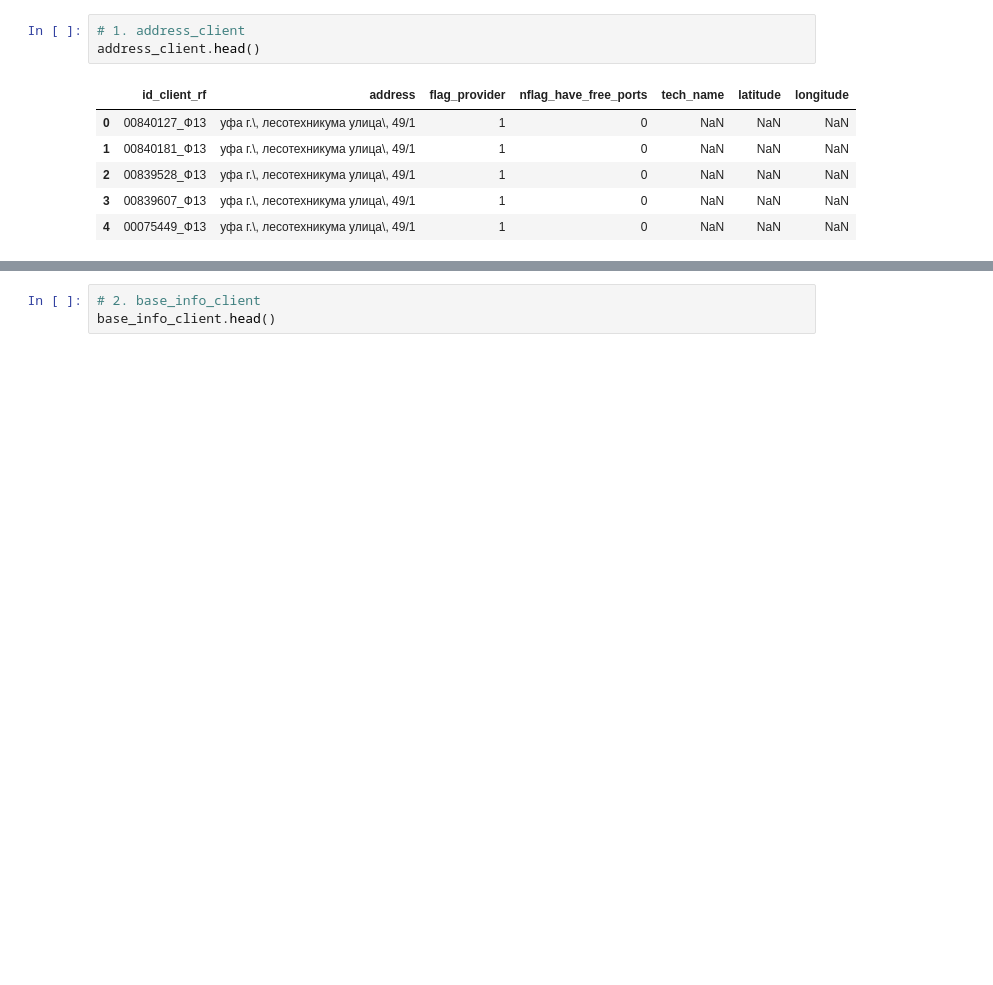
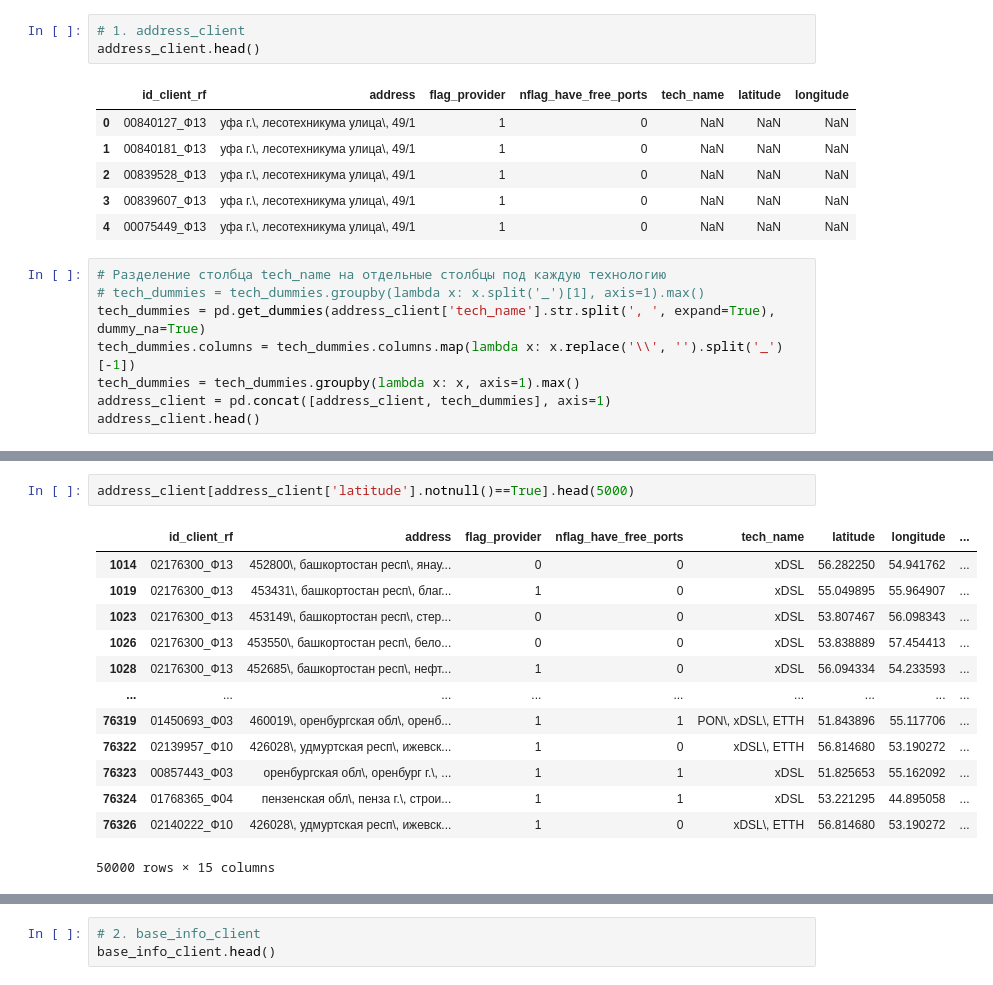
Before and after one commit to abakhmetev/Hackathon_RTK, a Jupyter notebook: Hakaton_Anton.ipynb, the cells around one changed output, grey strips where cells are left out. Cells and saved outputs as stored; diff of their text form; blank space fills up the shorter version.

```diff
--- a/Hakaton_Anton.ipynb
+++ b/Hakaton_Anton.ipynb
@@ -90,3 +90,11 @@ address_client.head()
 | 2 | 00839528_Ф13 | уфа г.\, лесотехникума улица\, 49/1 | 1 | 0 | NaN | NaN | NaN |
 | 3 | 00839607_Ф13 | уфа г.\, лесотехникума улица\, 49/1 | 1 | 0 | NaN | NaN | NaN |
 | 4 | 00075449_Ф13 | уфа г.\, лесотехникума улица\, 49/1 | 1 | 0 | NaN | NaN | NaN |
+# %%
+# Разделение столбца tech_name на отдельные столбцы под каждую технологию
+# tech_dummies = tech_dummies.groupby(lambda x: x.split('_')[1], axis=1).max()
+tech_dummies = pd.get_dummies(address_client['tech_name'].str.split(', ', expand=True), dummy_na=True)
+tech_dummies.columns = tech_dummies.columns.map(lambda x: x.replace('\\', '').split('_')[-1])
+tech_dummies = tech_dummies.groupby(lambda x: x, axis=1).max()
+address_client = pd.concat([address_client, tech_dummies], axis=1)
+address_client.head()
@@ -92,0 +182,16 @@ address_client.head()
+# %%
+address_client[address_client['latitude'].notnull()==True].head(5000)
+# %% [output]
+|  | id_client_rf | address | flag_provider | nflag_have_free_ports | tech_name | latitude | longitude | ... |
+| 1014 | 02176300_Ф13 | 452800\, башкортостан респ\, янау... | 0 | 0 | xDSL | 56.282250 | 54.941762 | ... |
+| 1019 | 02176300_Ф13 | 453431\, башкортостан респ\, благ... | 1 | 0 | xDSL | 55.049895 | 55.964907 | ... |
+| 1023 | 02176300_Ф13 | 453149\, башкортостан респ\, стер... | 0 | 0 | xDSL | 53.807467 | 56.098343 | ... |
+| 1026 | 02176300_Ф13 | 453550\, башкортостан респ\, бело... | 0 | 0 | xDSL | 53.838889 | 57.454413 | ... |
+| 1028 | 02176300_Ф13 | 452685\, башкортостан респ\, нефт... | 1 | 0 | xDSL | 56.094334 | 54.233593 | ... |
+| ... | ... | ... | ... | ... | ... | ... | ... | ... |
+| 76319 | 01450693_Ф03 | 460019\, оренбургская обл\, оренб... | 1 | 1 | PON\, xDSL\, ETTH | 51.843896 | 55.117706 | ... |
+| 76322 | 02139957_Ф10 | 426028\, удмуртская респ\, ижевск... | 1 | 0 | xDSL\, ETTH | 56.814680 | 53.190272 | ... |
+| 76323 | 00857443_Ф03 | оренбургская обл\, оренбург г.\, ... | 1 | 1 | xDSL | 51.825653 | 55.162092 | ... |
+| 76324 | 01768365_Ф04 | пензенская обл\, пенза г.\, строи... | 1 | 1 | xDSL | 53.221295 | 44.895058 | ... |
+| 76326 | 02140222_Ф10 | 426028\, удмуртская респ\, ижевск... | 1 | 0 | xDSL\, ETTH | 56.814680 | 53.190272 | ... |
+50000 rows × 15 columns
```
Also changed, not shown: parts of 10 cells of this notebook.
